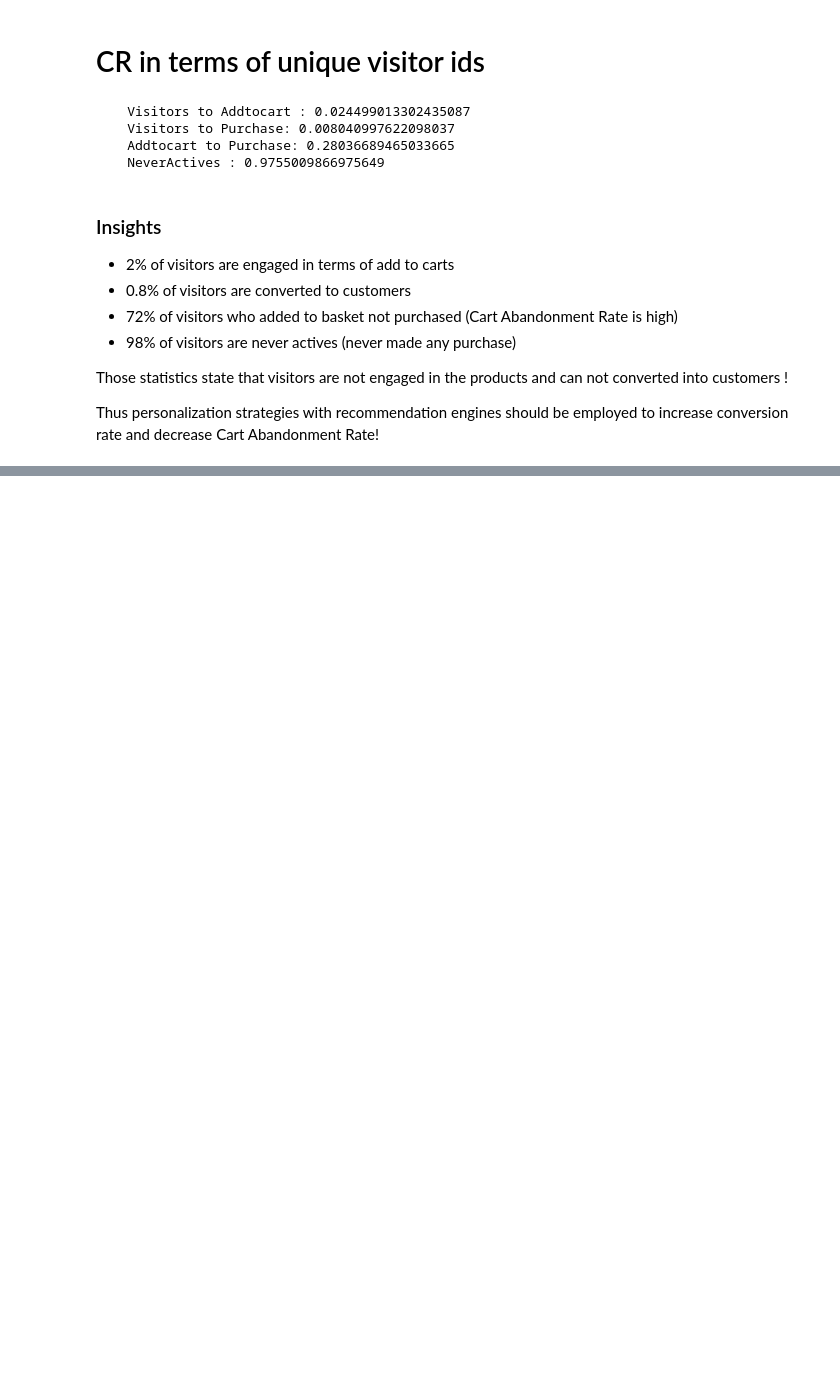
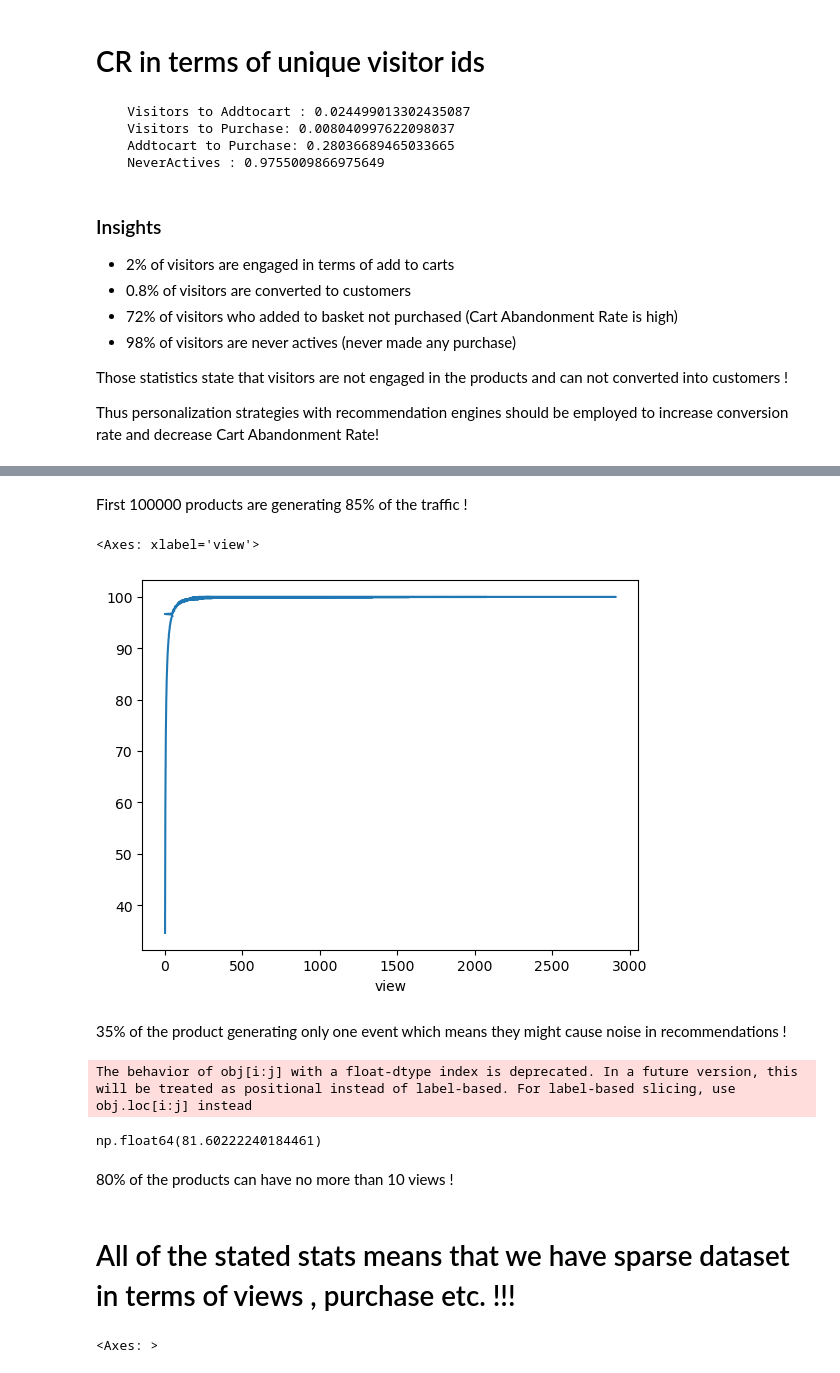
Before and after one commit to aiulukbek/recommenders, a Jupyter notebook: notebooks/EDA.ipynb, the cells around one changed output, grey strips where cells are left out. Saved outputs shown, nothing was run; the diff lists cells and outputs as text; code cells hidden in the pictures; blank space fills up the shorter version.

```diff
--- a/notebooks/EDA.ipynb
+++ b/notebooks/EDA.ipynb
@@ -241,0 +265,25 @@ Thus personalization strategies with recommendation engines should be employed t
+# %% [markdown]
+First 100000 products are generating 85% of the traffic !
+# %%
+product_view_counts = product_stats.view.value_counts() / product_stats.shape[0] * 100
+
+
+product_view_counts.cumsum().plot(kind = 'line')
+# %% [output]
+<Axes: xlabel='view'>
+[figure, added]
+# %% [markdown]
+35% of the product generating only one event which means they might cause noise in recommendations !
+# %%
+product_view_counts[:10].sum()
+# %% [output]
+The behavior of obj[i:j] with a float-dtype index is deprecated. In a future version, this will be treated as positional instead of label-based. For label-based slicing, use obj.loc[i:j] instead
+np.float64(81.60222240184461)
+# %% [markdown]
+80% of the products can have no more than 10 views !
+# %% [markdown]
+# All of the stated stats means that we have sparse dataset in terms of views , purchase etc. !!!
+# %%
+most_popular_products
+# %% [output]
+<Axes: >
```
Also changed, not shown: parts of 24 cells of this notebook.
